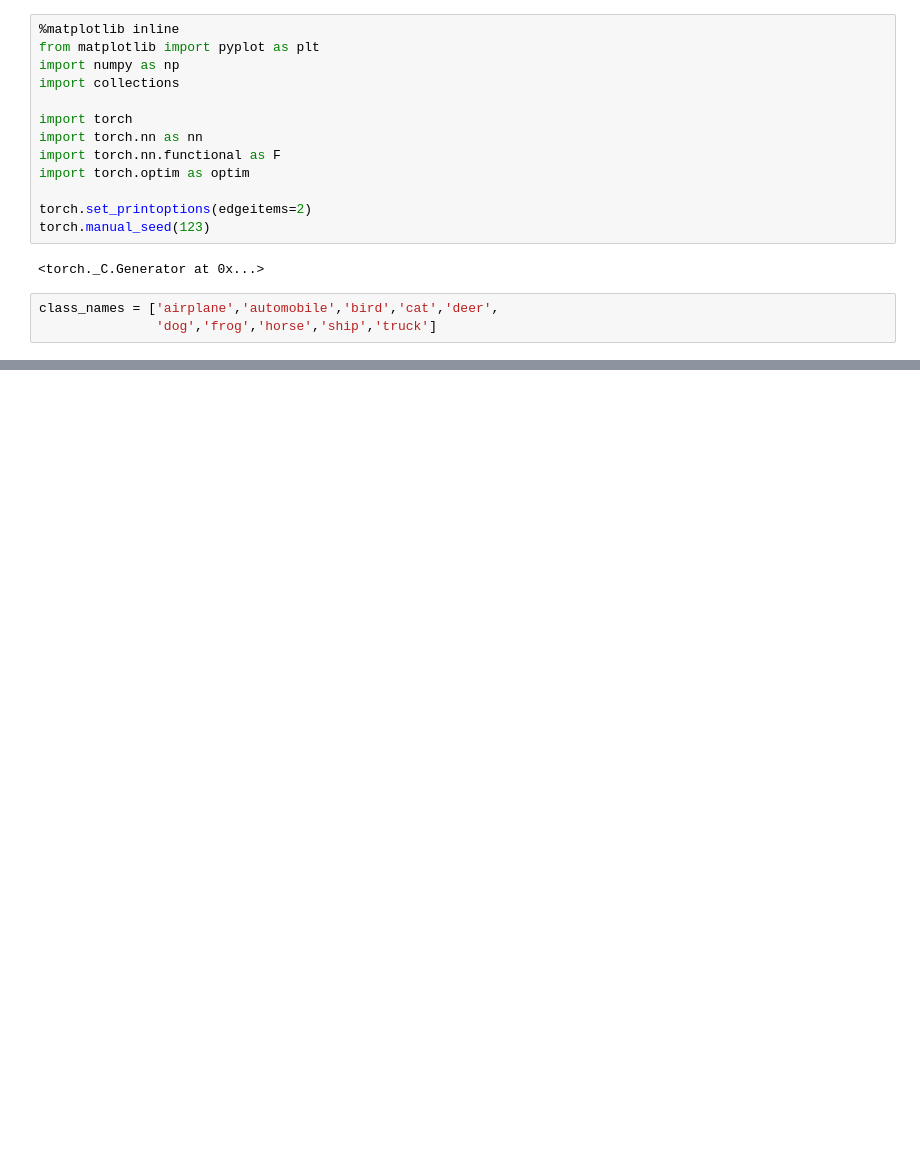
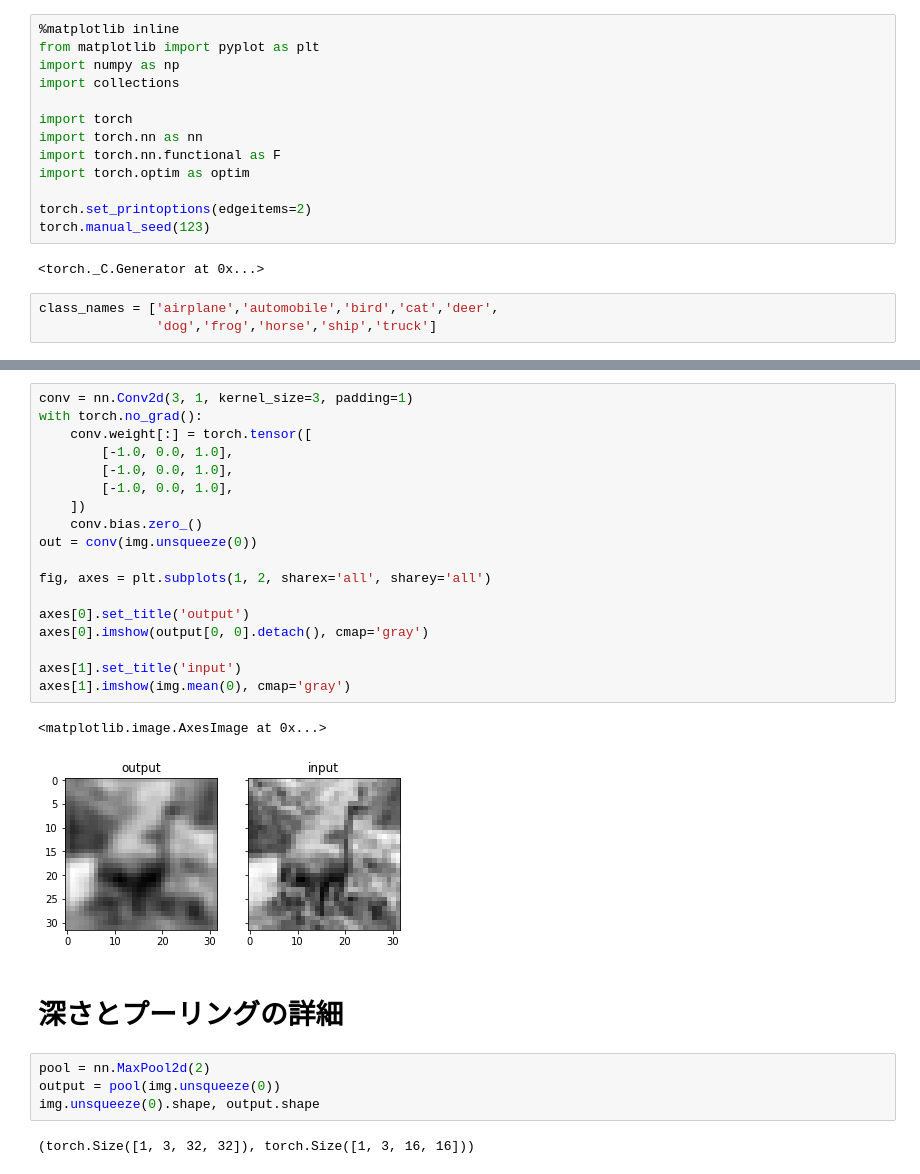
Before and after one commit to YutoTakaki0626/My-training-PyTorch, a Jupyter notebook: sec8/main.ipynb, the cells around one changed output, grey strips where cells are left out. Cells and saved outputs as stored; diff of their text form; blank space fills up the shorter version.

```diff
--- a/sec8/main.ipynb
+++ b/sec8/main.ipynb
@@ -41,0 +133,29 @@ Files already downloaded and verified
+# %%
+conv = nn.Conv2d(3, 1, kernel_size=3, padding=1)
+with torch.no_grad():
+    conv.weight[:] = torch.tensor([
+        [-1.0, 0.0, 1.0],
+        [-1.0, 0.0, 1.0],
+        [-1.0, 0.0, 1.0],
+    ])
+    conv.bias.zero_()
+out = conv(img.unsqueeze(0))
+
+fig, axes = plt.subplots(1, 2, sharex='all', sharey='all')
+
+axes[0].set_title('output')
+axes[0].imshow(output[0, 0].detach(), cmap='gray')
+
+axes[1].set_title('input')
+axes[1].imshow(img.mean(0), cmap='gray')
+# %% [output]
+<matplotlib.image.AxesImage at 0x...>
+[figure, added]
+# %% [markdown]
+# 深さとプーリングの詳細
+# %%
+pool = nn.MaxPool2d(2)
+output = pool(img.unsqueeze(0))
+img.unsqueeze(0).shape, output.shape
+# %% [output]
+(torch.Size([1, 3, 32, 32]), torch.Size([1, 3, 16, 16]))
```
Also changed, not shown: parts of 42 cells of this notebook.
